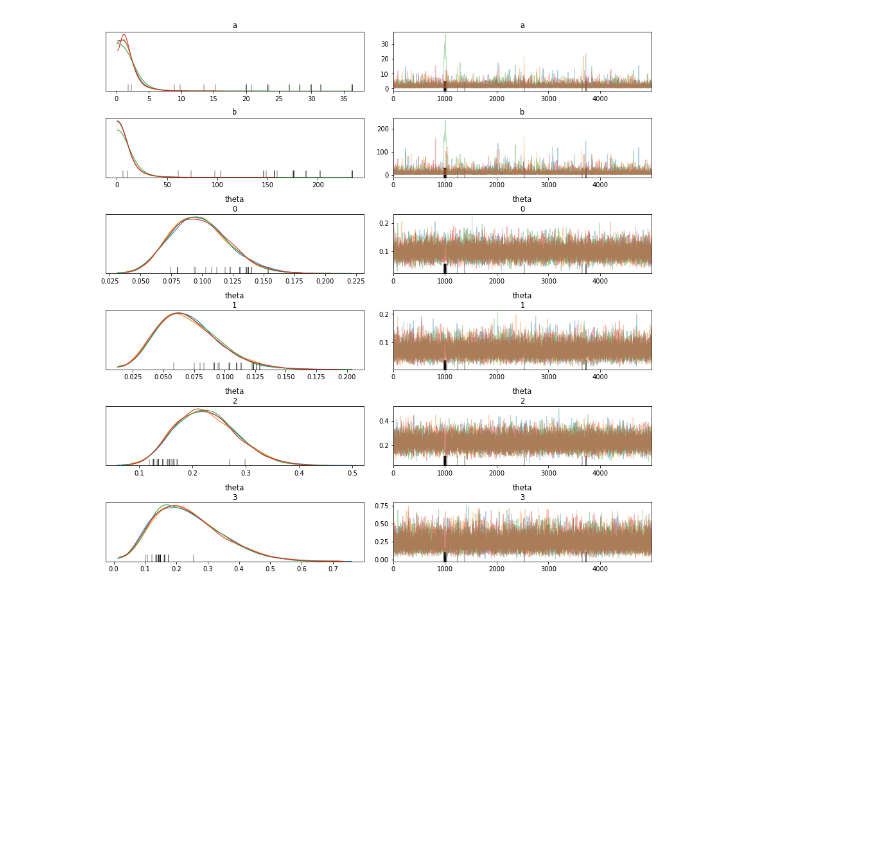
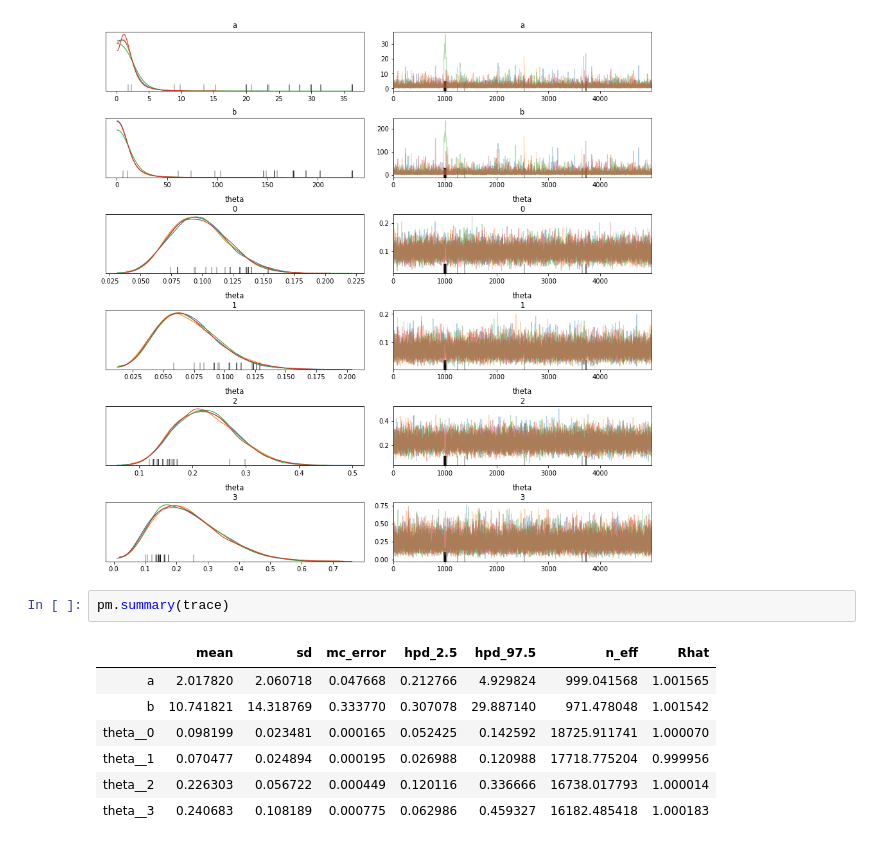
Before and after one commit to ibuder/hierarchical_regional, a Jupyter notebook: 2020-03-19_bayesian.ipynb, the cells around one changed output. Drawn from its saved outputs; the diff is of its cells as text; blank space fills up the shorter version.

```diff
--- a/2020-03-19_bayesian.ipynb
+++ b/2020-03-19_bayesian.ipynb
@@ -77,3 +87,13 @@ array([[<matplotlib.axes._subplots.AxesSubplot object at 0x...>,
         <matplotlib.axes._subplots.AxesSubplot object at 0x...>]],
       dtype=object)
 [figure]
+# %%
+pm.summary(trace)
+# %% [output]
+|  | mean | sd | mc_error | hpd_2.5 | hpd_97.5 | n_eff | Rhat |
+| a | 2.017820 | 2.060718 | 0.047668 | 0.212766 | 4.929824 | 999.041568 | 1.001565 |
+| b | 10.741821 | 14.318769 | 0.333770 | 0.307078 | 29.887140 | 971.478048 | 1.001542 |
+| theta__0 | 0.098199 | 0.023481 | 0.000165 | 0.052425 | 0.142592 | 18725.911741 | 1.000070 |
+| theta__1 | 0.070477 | 0.024894 | 0.000195 | 0.026988 | 0.120988 | 17718.775204 | 0.999956 |
+| theta__2 | 0.226303 | 0.056722 | 0.000449 | 0.120116 | 0.336666 | 16738.017793 | 1.000014 |
+| theta__3 | 0.240683 | 0.108189 | 0.000775 | 0.062986 | 0.459327 | 16182.485418 | 1.000183 |
```
Also changed, not shown: parts of 9 cells of this notebook.
